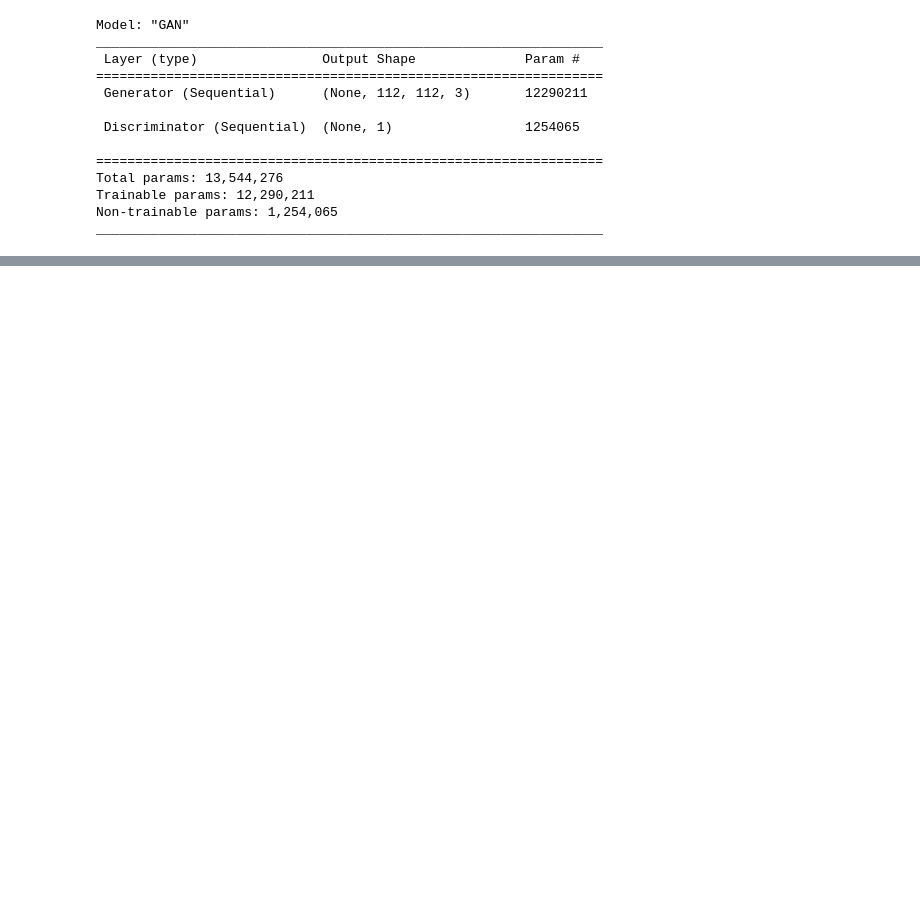
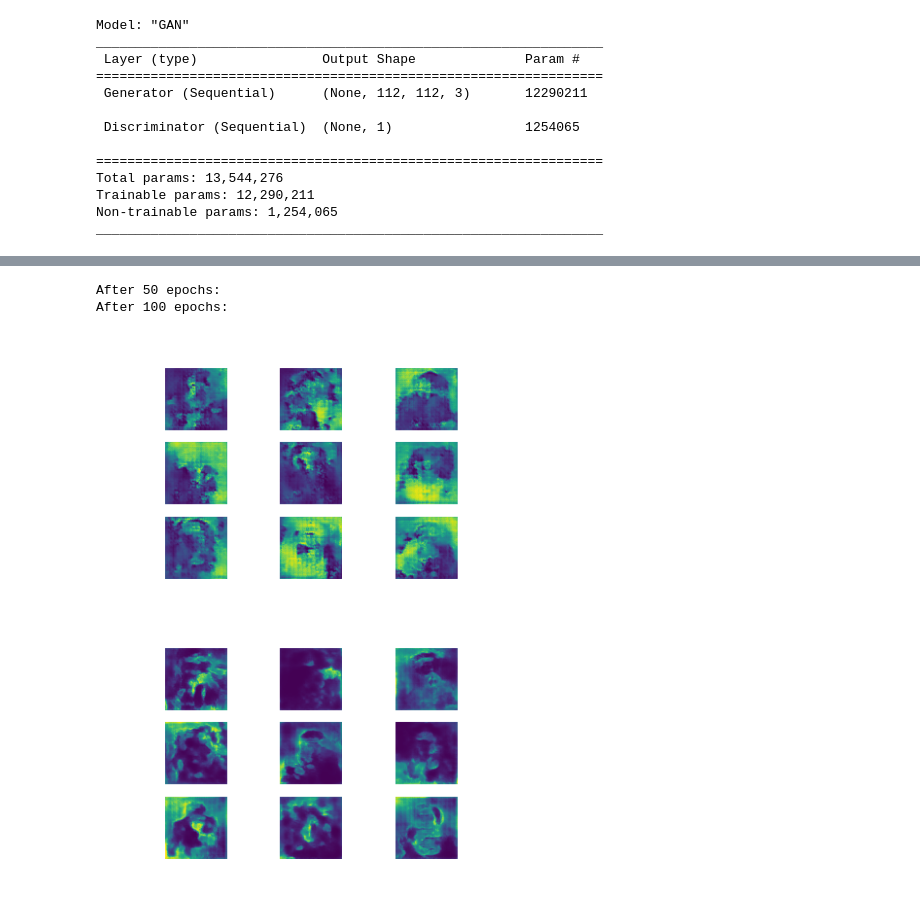
Before and after one commit to Coyote-Schmoyote/portrait-generation-dcgan, a Jupyter notebook: GAN_portriat.ipynb, the cells around one changed output, grey strips where cells are left out. Cells and saved outputs as stored; diff of their text form; code cells hidden in the pictures; blank space fills up the shorter version.

```diff
--- a/GAN_portriat.ipynb
+++ b/GAN_portriat.ipynb
@@ -394,0 +403,24 @@ WARNING:tensorflow:Compiled the loaded model, but the compiled metrics have yet
+# %%
+import PIL
+# Display a single image using the epoch number
+def display_image(epoch_no):
+  return PIL.Image.open('generated_portrait_e{:03d}.png'.format(epoch_no))
+# %%
+epoch_nr_1 = 50
+epoch_nr_2 = 100
+img1 = display_image(epoch_nr_1)
+img2 = display_image(epoch_nr_2)
+
+def get_2_images(img1, img2):
+    images = PIL.Image.new('RGB', (img1.width, img1.height + img2.height))
+    print(f"After {epoch_nr_1} epochs:")
+    images.paste(img1, (0, 0))
+    print(f"After {epoch_nr_2} epochs:")
+    images.paste(img2, (0, img1.height))
+    return images
+
+get_2_images(img1, img2)
+# %% [output]
+After 50 epochs:
+After 100 epochs:
+[figure, added]
```
Also changed, not shown: parts of 7 cells of this notebook.
